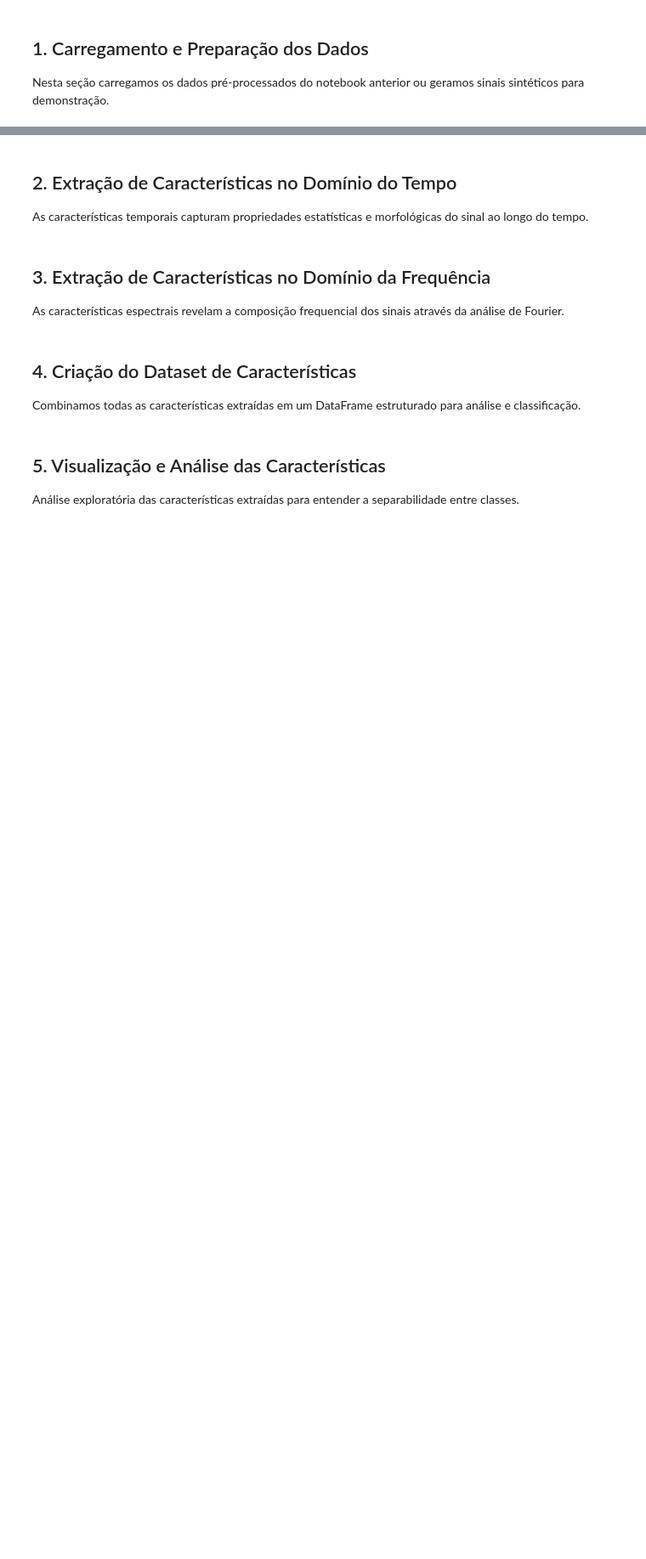
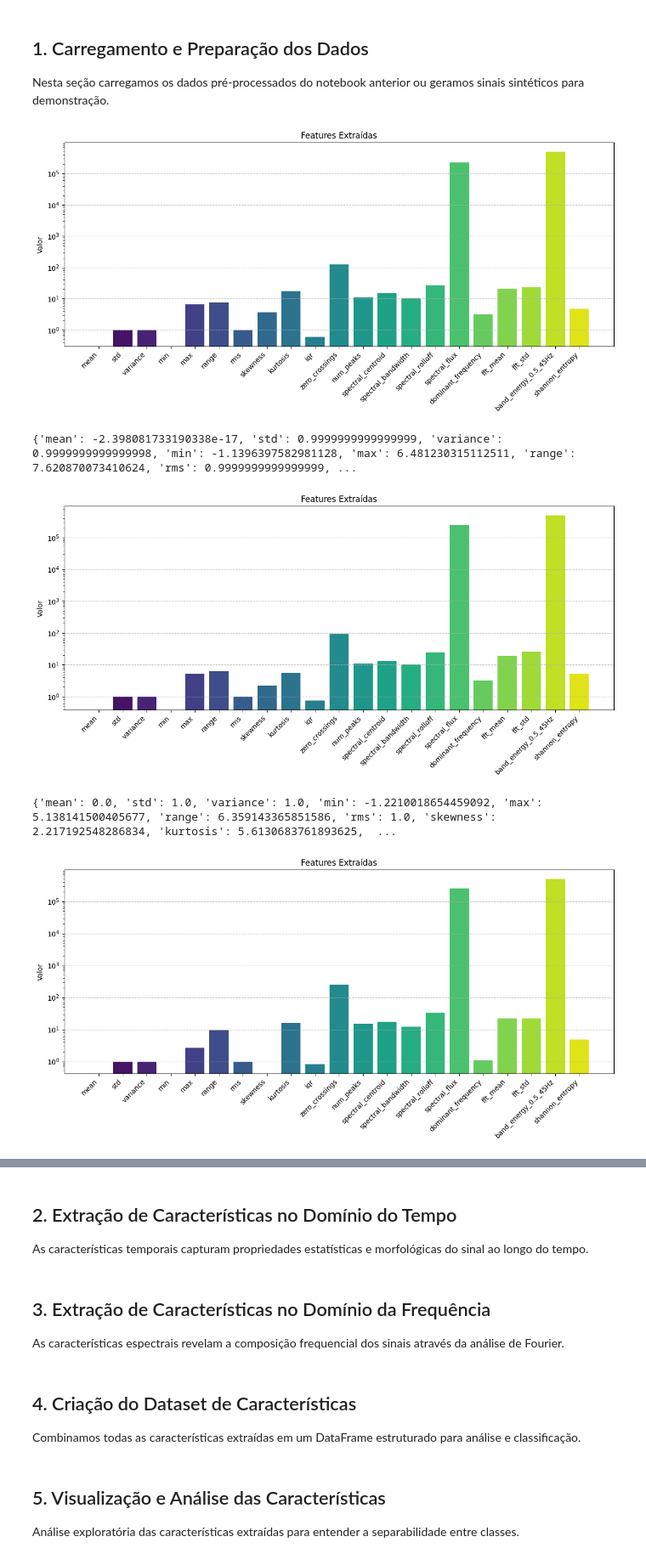
Before and after one commit to SapoSopa/Projeto_SSC, a Jupyter notebook: notebook/II_extracao_caracteristicas.ipynb, the cells around one changed output, grey strips where cells are left out. Shown at 85% size. Saved outputs shown, nothing was run; the diff lists cells and outputs as text; code cells hidden in the pictures; blank space fills up the shorter version.

```diff
--- a/notebook/II_extracao_caracteristicas.ipynb
+++ b/notebook/II_extracao_caracteristicas.ipynb
@@ -13,3 +49,20 @@ Este notebook implementa diferentes métodos de extração de características d
 ## 1. Carregamento e Preparação dos Dados
 
 Nesta seção carregamos os dados pré-processados do notebook anterior ou geramos sinais sintéticos para demonstração.
+# %%
+arquivo_npz = "../data/processed/records000/00001_processed.npz"
+
+signals, metadata = load_signal_processado(arquivo_npz)
+fs = metadata.get('fs', 100)
+
+if len(signals.shape) == 2:
+    for i in range(0, 12):
+        features = pipeline(signals, i, fs)
+        visualizar_features(features)
+        print(f"{features}\n")
+# %% [output]
+[figure, added]
+{'mean': -2.398081733190338e-17, 'std': 0.9999999999999999, 'variance': 0.9999999999999998, 'min': -1.1396397582981128, 'max': 6.481230315112511, 'range': 7.620870073410624, 'rms': 0.9999999999999999, ...
+[figure, added]
+{'mean': 0.0, 'std': 1.0, 'variance': 1.0, 'min': -1.2210018654459092, 'max': 5.138141500405677, 'range': 6.359143365851586, 'rms': 1.0, 'skewness': 2.217192548286834, 'kurtosis': 5.6130683761893625,  ...
+[figure, added]
```
Also changed, not shown: parts of 5 cells of this notebook, 6 other files.
